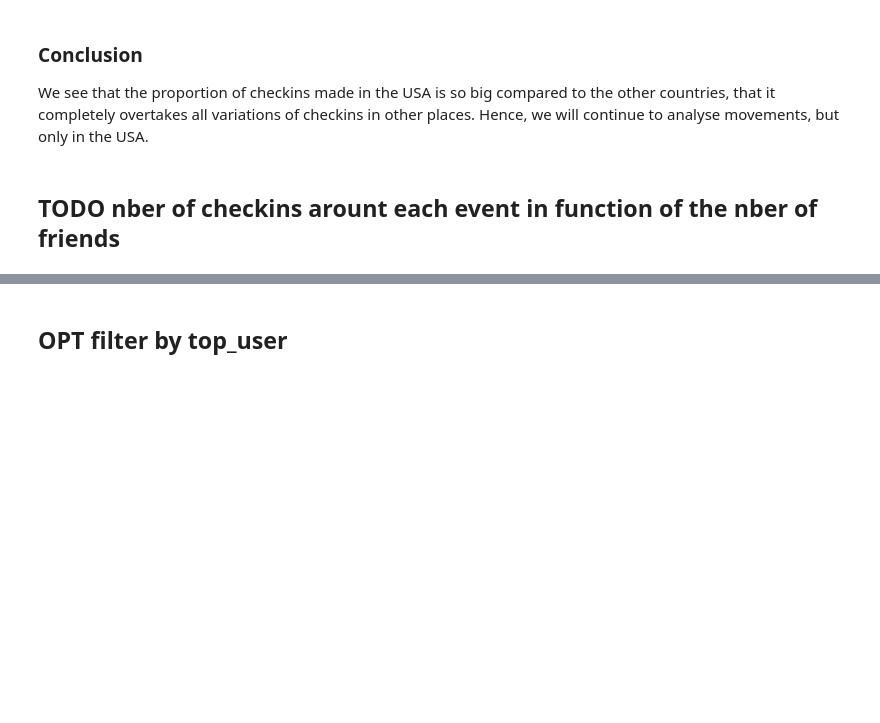
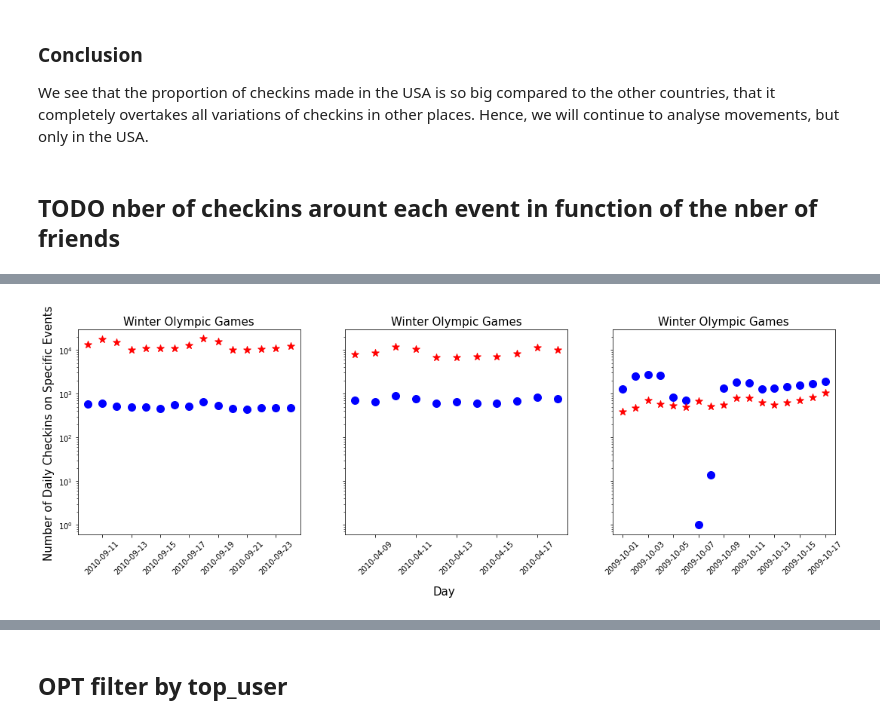
Before and after one commit to epfl-ada/ada-2020-project-milestone-p3-p3_bcd, a Jupyter notebook: Creative extension.ipynb, the cells around one changed output, grey strips where cells are left out. Saved outputs shown, nothing was run; the diff lists cells and outputs as text; code cells hidden in the pictures; blank space fills up the shorter version.

```diff
--- a/Creative extension.ipynb
+++ b/Creative extension.ipynb
@@ -769,0 +819,10 @@ plt.subplots_adjust(hspace = 0.5, wspace = 0.2)
+# %%
+events = events[events['type'] != 'Random']
+# %%
+events = events.append({'name' :'xmas_random', 'beginning': xmas_rdm_dates[0], 'end' : xmas_rdm_dates[1],
+               'year' : xmas_rdm_dates[0].year,'type' :'Random'},ignore_index = True)
+events = events.append({'name' :'usa_day_random', 'beginning': usa_day_rdm_dates[0], 'end' : usa_day_rdm_dates[1],
+               'year' : usa_day_rdm_dates[0].year,'type' :'Random'},ignore_index = True)
+events = events.append({'name' :'olympics_random', 'beginning': olympics_rdm_dates[0], 'end' : olympics_rdm_dates[1],
+               'year' : olympics_rdm_dates[0].year,'type' :'Random'},ignore_index = True)
+events
@@ -770,3 +840,6 @@ plt.subplots_adjust(hspace = 0.5, wspace = 0.2)
+# %%
+events['beginning'] = events['beginning'].progress_apply(lambda x : pd.to_datetime(x))
+events['end'] = events['end'].progress_apply(lambda x : pd.to_datetime(x))
 # %% [markdown]
 ### Conclusion
 
@@ -778,0 +863,8 @@ Hence, we will continue to analyse movements, but only in the USA.
+# %%
+dict_checkins_random = dict()
+
+dict_checkins_random = add_items_to_dict(b_checkins_usa, 'b_checkins_usa', dict_checkins_random,
+                                         events[events['type']=='Random'])
+dict_checkins_random = add_items_to_dict(g_checkins_usa, 'g_checkins_usa', dict_checkins_random,
+                                         events[events['type']=='Random'])
+dict_checkins_random.keys()
@@ -778,0 +1061,24 @@ Hence, we will continue to analyse movements, but only in the USA.
+# %%
+fig, axs = plt.subplots(1,3, figsize=(6*3, 5), sharey=True)
+
+for i_rd, (name_rd, df_rd) in enumerate(dict_checkins_random.items()) :
+    df_rd = df_rd.groupby(['checkin_day']).agg({'count':'count'}).reset_index()
+    if(i_rd<3):
+        axs[i_rd].scatter(x=df_rd['checkin_day'], y=df_rd['count'],marker='o',
+                             label = 'Brightkite', s=100, color = 'blue')
+        axs[i_rd].set_title(name[21:], size=15)
+        #sns.histplot(x=df['checkin_day'], y=df['checkin_count'], ax = axs[i%3, i//4],bins = len(df), label = 'Brightkite', color='blue')
+    else:
+        j_rd = i_rd-3
+        axs[j_rd].scatter(x=df_rd['checkin_day'], y=df_rd['count'],marker='*',
+                              label = 'Gowalla', s=100, color = 'red')
+        #sns.histplot(x=df['checkin_day'], y=df['checkin_count'], ax = axs[j%3, j//4],bins = len(df), label = 'Gowalla', color = 'red'
+        plt.setp(axs[j_rd].get_xticklabels(), Rotation=45)
+        axs[j_rd].set_yscale('log')
+
+
+fig.text(0.5, -0.1, 'Day', ha='center', size=15)
+fig.text(0.09, 0.5, 'Number of Daily Checkins on Specific Events', va='center', rotation='vertical', size=15)
+plt.subplots_adjust(hspace = 0.5, wspace = 0.2)
+# %% [output]
+[figure, added]
```
Also changed, not shown: parts of 40 cells of this notebook.
